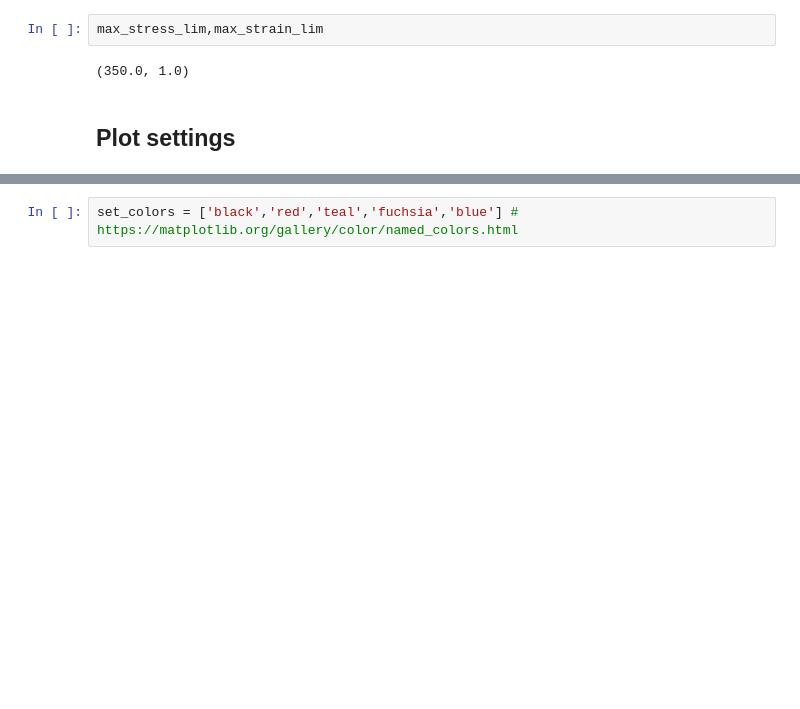
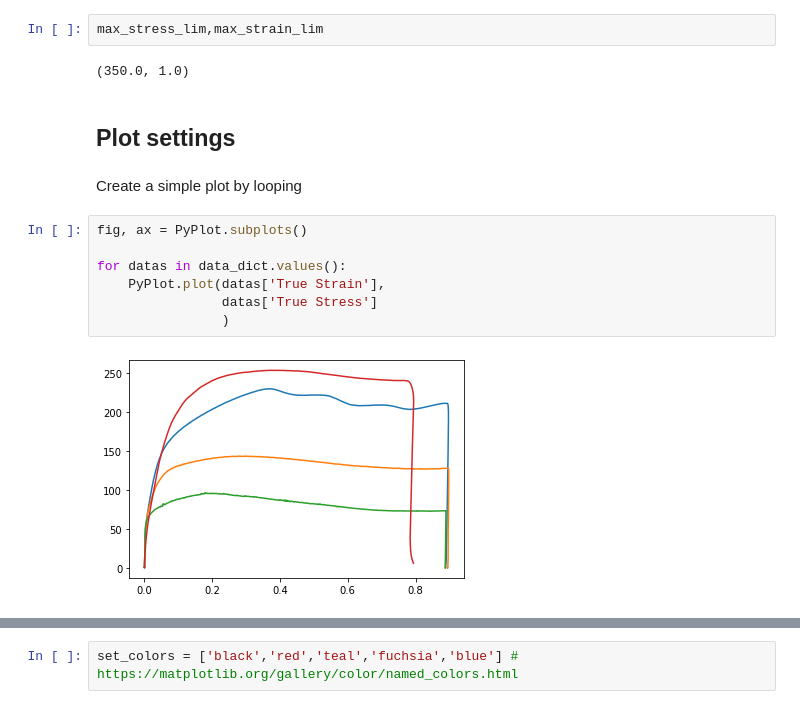
Before and after one commit to eisenforschung/workshop-experimental-data-visualisation, a Jupyter notebook: stress_strain_plots/Plot_stress_strain_curves.ipynb, the cells around one changed output, grey strips where cells are left out. Drawn from its saved outputs; the diff is of its cells as text; blank space fills up the shorter version.

```diff
--- a/stress_strain_plots/Plot_stress_strain_curves.ipynb
+++ b/stress_strain_plots/Plot_stress_strain_curves.ipynb
@@ -262,3 +194,14 @@ max_stress_lim,max_strain_lim
 (350.0, 1.0)
 # %% [markdown]
 ## Plot settings
+# %% [markdown]
+Create a simple plot by looping
+# %%
+fig, ax = PyPlot.subplots()
+
+for datas in data_dict.values():
+    PyPlot.plot(datas['True Strain'],
+                datas['True Stress']
+                )
+# %% [output]
+[figure, added]
```
Also changed, not shown: parts of 28 cells of this notebook.
